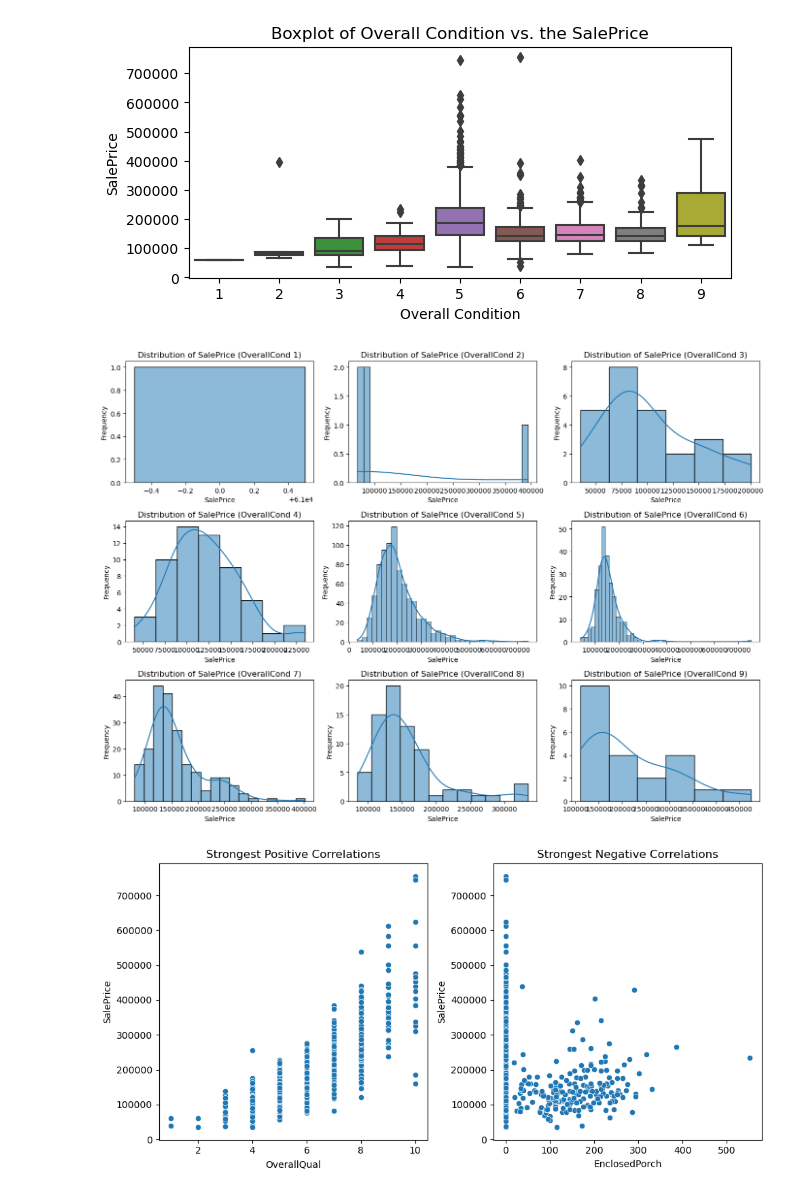
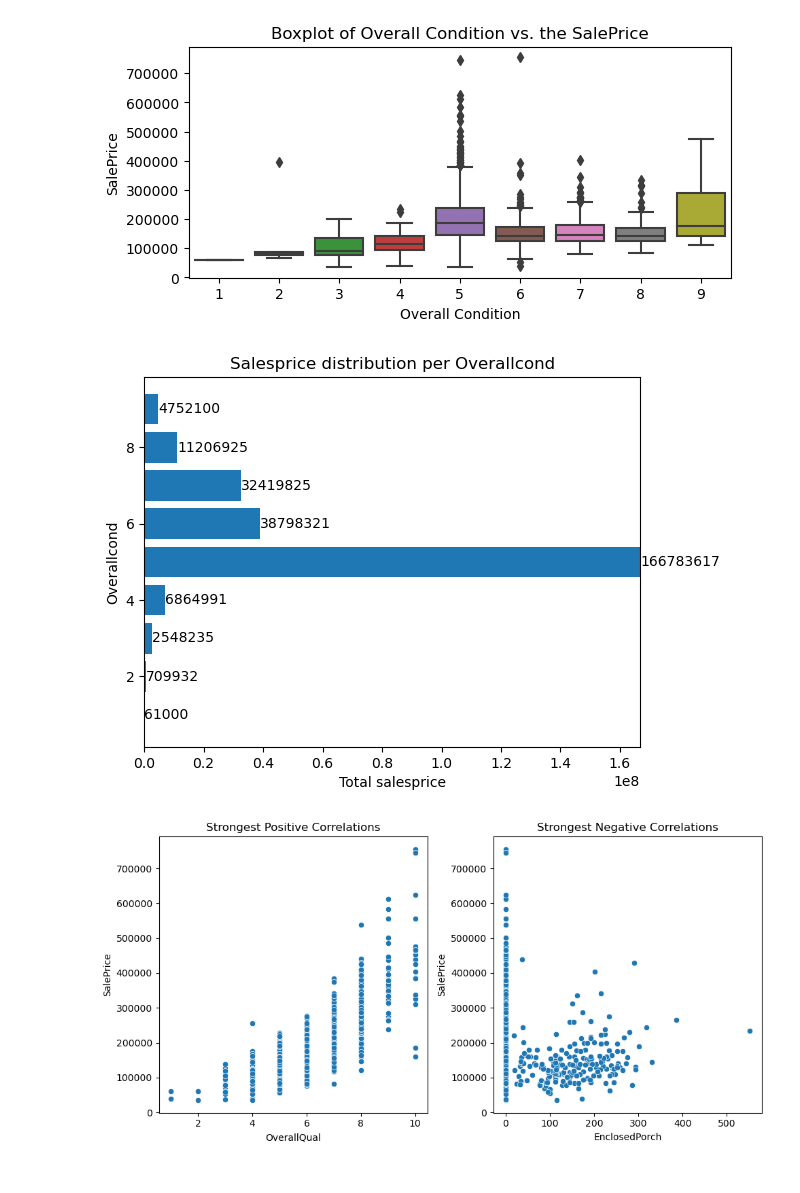
Before and after one commit to muigaimuiruri/Independent_Project, a Jupyter notebook: ames_project.ipynb, the cells around one changed output. Saved outputs shown, nothing was run; the diff lists cells and outputs as text; code cells hidden in the pictures.

```diff
--- a/ames_project.ipynb
+++ b/ames_project.ipynb
@@ -100,17 +97,40 @@ cond_subsets = [ames_data[ames_data['OverallCond'] == cond] for cond in sorted(a
-# %%
-# Visualize the distribution of SalePrice for each subset
-plt.figure(figsize=(14, 10))
-for i, subset in enumerate(cond_subsets):
-    plt.subplot(3, 3, i + 1)
-    sns.histplot(subset['SalePrice'], kde=True)
-    plt.title(f'Distribution of SalePrice (OverallCond {sorted(subset["OverallCond"].unique())[0]})')
-    plt.xlabel('SalePrice')
-    plt.ylabel('Frequency')
-
-plt.tight_layout()
-plt.show()
-# %% [output]
-[figure, removed]
+# %%
+# Separate data into subsets based on Overall Condition
+# Visualize the distribution of SalePrice for each subset
+#Separate the data into subsets based on OverallCond, then demonstrate how this split impacts the distribution of SalePrice.
+# Assuming df1 is your DataFrame
+df1 = ames_data[['OverallCond', 'SalePrice']]
+Ova_saleprice = df1[['OverallCond', 'SalePrice']]
+
+Total_salesprice = {}
+for i in Ova_saleprice['OverallCond'].unique():
+    condition_values = Ova_saleprice.loc[Ova_saleprice['OverallCond'] == i, 'SalePrice'].tolist()
+    Total_salesprice[i] = sum(condition_values)
+
+sale_price = Total_salesprice.items()
+Sorted_salesprice = sorted(sale_price, key=lambda x: x[0])
+x = [item[0] for item in Sorted_salesprice]
+y = [item[1] for item in Sorted_salesprice]
+
+# plotting a horizontal bar plot for quantity against sales
+fig, ax = plt.subplots()
+bars = ax.barh(x, y)  # Use barh instead of bar
+ax.set_xlabel('Total salesprice')
+ax.set_ylabel('Overallcond')
+ax.set_title('Salesprice distribution per Overallcond')
+
+# Display values on the right of each bar
+for bar in bars:
+    xval = bar.get_width()
+    plt.text(xval, bar.get_y() + bar.get_height()/2, round(xval, 2), ha='left', va='center')
+
+# Adjust y-axis and x-axis limits for horizontal bar plot
+#ax.set_ylim(min(x) - 0.5, max(x) + 0.1)  # You can adjust the margins as needed
+ax.set_xlim(0, max(y) + 10000)  # You can adjust the upper limit of x-axis as needed
+
+plt.show()
+# %% [output]
+[figure, added]
 # %%
 #Part 3: Explore Correlation
 # %%
```
Also changed, not shown: parts of 4 cells of this notebook.
